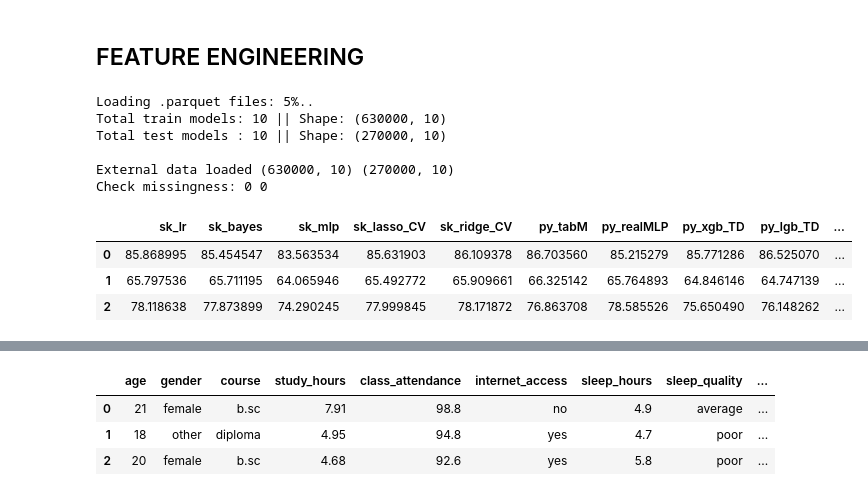
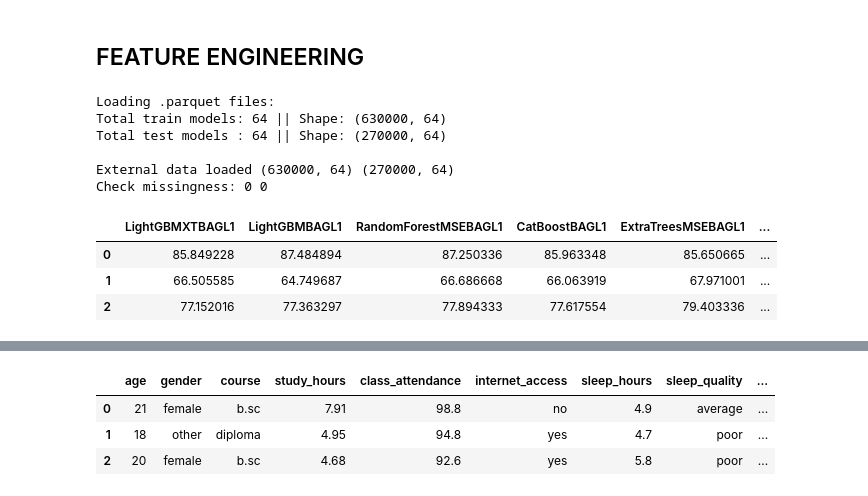
Before and after one commit to coded-sly/ps6e1-Student-Test-Score, a Jupyter notebook: ps6e1-xgb-orig-basescore.ipynb, the cells around one changed output, grey strips where cells are left out. Cells and saved outputs as stored; diff of their text form; code cells hidden in the pictures.

```diff
--- a/ps6e1-xgb-orig-basescore.ipynb
+++ b/ps6e1-xgb-orig-basescore.ipynb
@@ -235,8 +235,8 @@ def dataloader(filepath):
 # %%
 PATHS = [
     # '/kaggle/input/ps6e1-per-feature-ag',
-    # '/kaggle/input/ps6e1-autogluon-trainorig',
-    '/kaggle/input/ps6e1-lr-gbdt-nn-trainorig', # ⬆️ gbdt_extended_2
+    '/kaggle/input/ps6e1-autogluon-trainorig',
+    # '/kaggle/input/ps6e1-lr-gbdt-nn-trainorig', # ⬆️ gbdt_extended_2
 ]
 
 ## -- Load dataframes --
@@ -244,38 +244,38 @@ train_dfs = []
 test_dfs  = []
 
 ## -- Load train/test datasets --
 for p in PATHS:
     tr, ts = dataloader(p)
     train_dfs.append(tr)
     test_dfs.append(ts)
 
 ## -- Concat datasets --
 ext_train = pd.concat(train_dfs, axis=1)
 ext_test  = pd.concat(test_dfs, axis=1)
 
 print('External data loaded', ext_train.shape, ext_test.shape)
 
 ## -- Drop weighted autogluon models --
 for c in ext_train.columns:
     if 'L2' in c or 'L3' in c: #
         ext_train.drop([c], axis=1, inplace=True)
         ext_test.drop([c], axis=1, inplace=True)
     elif c == TARGET:
         ext_train.drop([c], axis=1, inplace=True)
 
 ## -- Check for missing values --
 print('Check missingness:', ext_train.isna().sum().sum(), ext_test.isna().sum().sum())
 
 display(ext_train.head(3))
 display(ext_test.head(3))
 # %% [output]
-Loading .parquet files: 5%..
-Total train models: 10 || Shape: (630000, 10)
-Total test models : 10 || Shape: (270000, 10)
+Loading .parquet files:
+Total train models: 64 || Shape: (630000, 64)
+Total test models : 64 || Shape: (270000, 64)
 
-External data loaded (630000, 10) (270000, 10)
+External data loaded (630000, 64) (270000, 64)
 Check missingness: 0 0
-|  | sk_lr | sk_bayes | sk_mlp | sk_lasso_CV | sk_ridge_CV | py_tabM | py_realMLP | py_xgb_TD | py_lgb_TD | ... |
-| 0 | 85.868995 | 85.454547 | 83.563534 | 85.631903 | 86.109378 | 86.703560 | 85.215279 | 85.771286 | 86.525070 | ... |
-| 1 | 65.797536 | 65.711195 | 64.065946 | 65.492772 | 65.909661 | 66.325142 | 65.764893 | 64.846146 | 64.747139 | ... |
-| 2 | 78.118638 | 77.873899 | 74.290245 | 77.999845 | 78.171872 | 76.863708 | 78.585526 | 75.650490 | 76.148262 | ... |
+|  | LightGBMXTBAGL1 | LightGBMBAGL1 | RandomForestMSEBAGL1 | CatBoostBAGL1 | ExtraTreesMSEBAGL1 | ... |
+| 0 | 85.849228 | 87.484894 | 87.250336 | 85.963348 | 85.650665 | ... |
+| 1 | 66.505585 | 64.749687 | 66.686668 | 66.063919 | 67.971001 | ... |
+| 2 | 77.152016 | 77.363297 | 77.894333 | 77.617554 | 79.403336 | ... |
```
Also changed, not shown: parts of 10 cells of this notebook.
